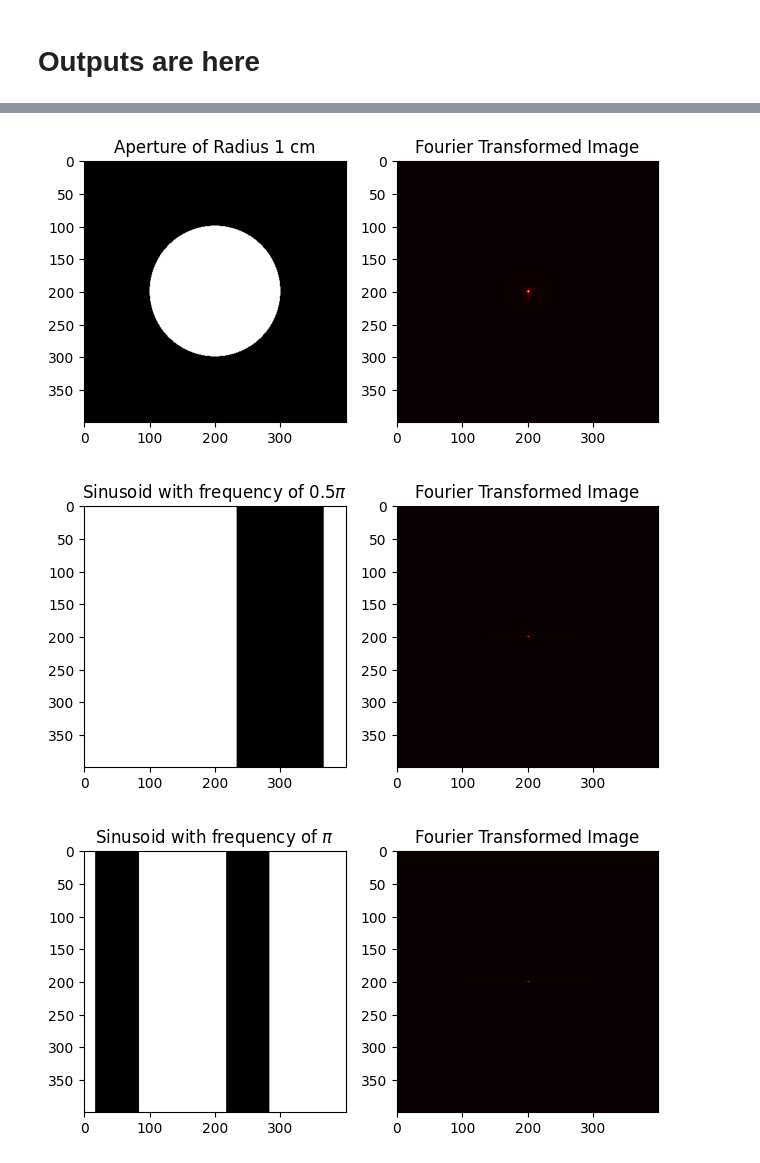
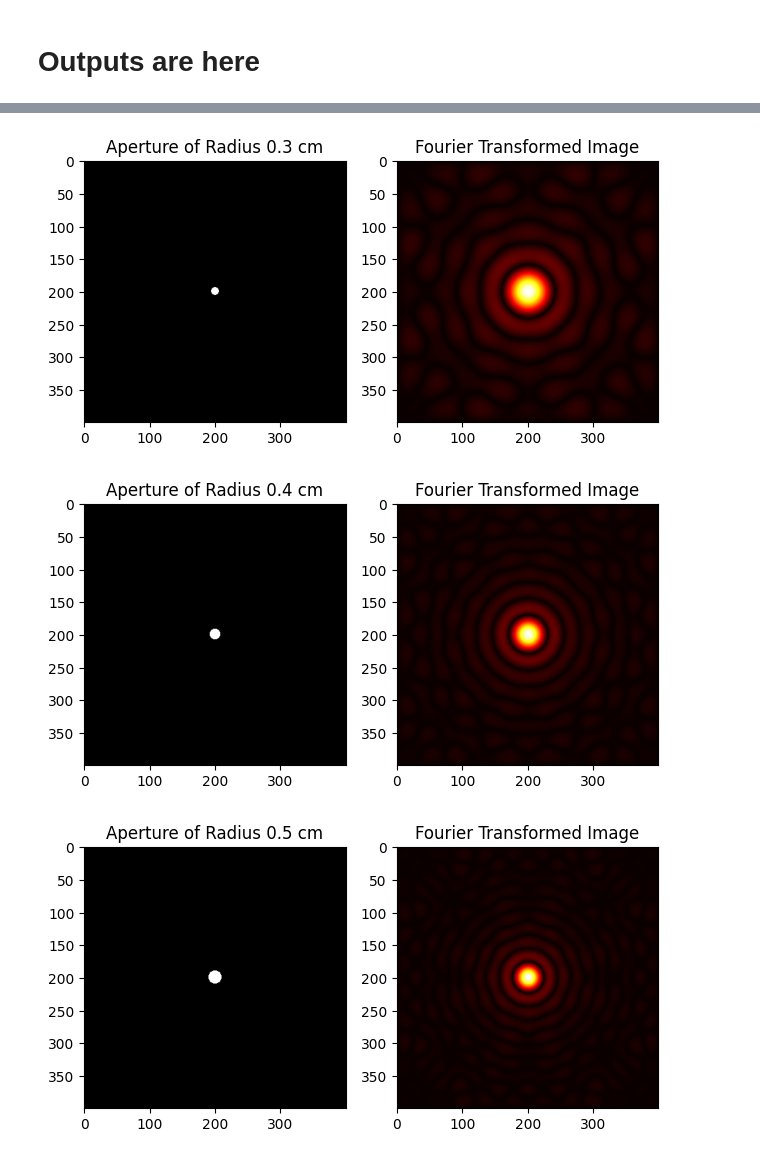
Before and after one commit to jclmaypa/MAYPA_AP-157-Submissions, a Jupyter notebook: Activity 2/Activity 2.ipynb, the cells around one changed output, grey strips where cells are left out. Saved outputs shown, nothing was run; the diff lists cells and outputs as text; code cells hidden in the pictures.

```diff
--- a/Activity 2/Activity 2.ipynb
+++ b/Activity 2/Activity 2.ipynb
@@ -51,12 +51,14 @@ def show_fft(limit, R, title):
 # %% [markdown]
 # Outputs are here
 # %%
-x = np.linspace(-2,2,num = N)
+x = np.linspace(-10,10,num = N)
 y = x
 X,Y = np.meshgrid(x,y)
 show_fft(0.1, np.sqrt(X**2 + Y**2), "Aperture of Radius 0.1 cm")
+show_fft(0.2, np.sqrt(X**2 + Y**2), "Aperture of Radius 0.2 cm")
+show_fft(0.3, np.sqrt(X**2 + Y**2), "Aperture of Radius 0.3 cm")
+show_fft(0.4, np.sqrt(X**2 + Y**2), "Aperture of Radius 0.4 cm")
 show_fft(0.5, np.sqrt(X**2 + Y**2), "Aperture of Radius 0.5 cm")
-show_fft(1, np.sqrt(X**2 + Y**2), "Aperture of Radius 1 cm")
 show_fft(0.5, np.sin(0.5*np.pi*X), "Sinusoid with frequency of $0.5\pi$")
 show_fft(0.5, np.sin(1*np.pi*X), "Sinusoid with frequency of $\pi$")
 show_fft(0.5, np.sin(2*np.pi*X), "Sinusoid with frequency of $2\pi$")
@@ -66,3 +68,3 @@ show_fft(0.5, np.sin(2*np.pi*X), "Sinusoid with frequency of $2\pi$")
-[figure, old version]
+[figure, new version]
-[figure, old version]
+[figure, new version]
-[figure, old version]
+[figure, new version]
```
Also changed, not shown: parts of 1 cell of this notebook.
